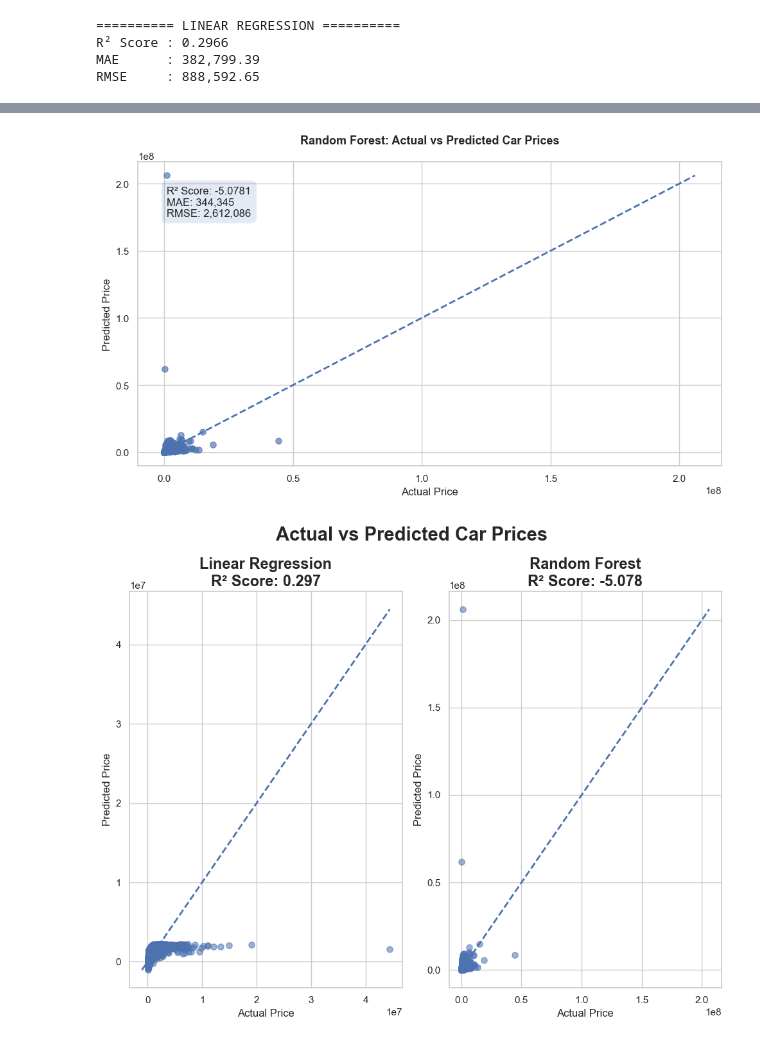
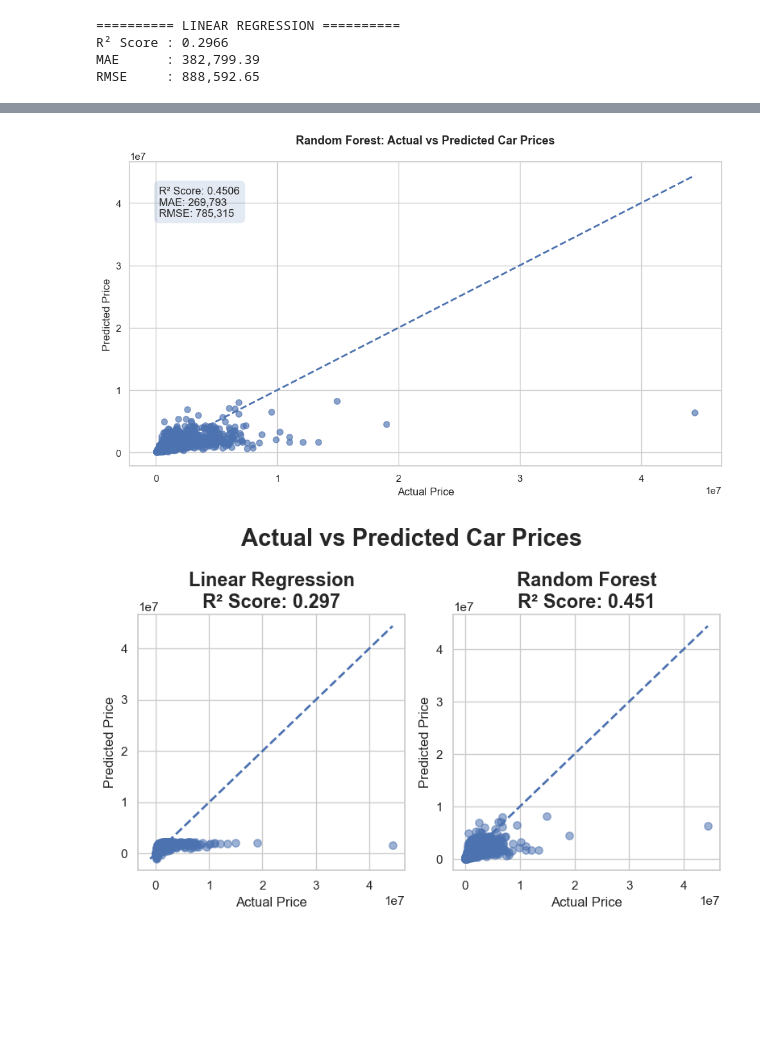
Before and after one commit to lbalasai/OIBSIP, a Jupyter notebook: DataScience-Task3-CarPricePrediction/Car_Price_Prediction.ipynb, the cells around one changed output, grey strips where cells are left out. Saved outputs shown, nothing was run; the diff lists cells and outputs as text; code cells hidden in the pictures; blank space fills up the shorter version.

Commit message:
Improve Task 3 model performance

```diff
--- a/DataScience-Task3-CarPricePrediction/Car_Price_Prediction.ipynb
+++ b/DataScience-Task3-CarPricePrediction/Car_Price_Prediction.ipynb
@@ -188,21 +183,34 @@ R² Score : 0.2966
 MAE      : 382,799.39
 RMSE     : 888,592.65
 # %%
+# Improved Random Forest Regression
+
+from sklearn.ensemble import RandomForestRegressor
+from sklearn.metrics import r2_score, mean_absolute_error, mean_squared_error
+import numpy as np
+
+# Train Random Forest on log-transformed target
 rf_model = RandomForestRegressor(
-    n_estimators=100,
+    n_estimators=300,
+    max_depth=25,
+    min_samples_split=4,
+    min_samples_leaf=2,
+    max_features=0.8,
     random_state=42,
     n_jobs=-1
 )
 
-rf_model.fit(X_train, y_train)
+rf_model.fit(X_train, np.log1p(y_train))
 
-y_pred_rf = rf_model.predict(X_test)
+# Predictions
+y_pred_rf = np.expm1(rf_model.predict(X_test))
 
+# Evaluation
 rf_r2 = r2_score(y_test, y_pred_rf)
 rf_mae = mean_absolute_error(y_test, y_pred_rf)
 rf_rmse = np.sqrt(mean_squared_error(y_test, y_pred_rf))
 
-print("========== RANDOM FOREST ==========")
+print("========== IMPROVED RANDOM FOREST ==========")
 print(f"R² Score : {rf_r2:.4f}")
 print(f"MAE      : {rf_mae:,.2f}")
 print(f"RMSE     : {rf_rmse:,.2f}")
@@ -392,53 +422,44 @@ plt.ylabel("Predicted Price", fontsize=12)
 plt.tight_layout()
 plt.show()
 # %% [output]
-[figure, old version]
+[figure, new version]
 # %%
-fig, axes = plt.subplots(1, 2, figsize=(10, 8))
-
+fig, axes = plt.subplots(1, 2, figsize=(8, 5))
 models = [
     ("Linear Regression", y_pred_lr, lr_r2),
     ("Random Forest", y_pred_rf, rf_r2)
 ]
-
 for ax, (name, predictions, score) in zip(axes, models):
-
     ax.scatter(
         y_test,
         predictions,
         alpha=0.55,
         s=45
     )
-
     minimum = min(y_test.min(), predictions.min())
     maximum = max(y_test.max(), predictions.max())
-
     ax.plot(
         [minimum, maximum],
         [minimum, maximum],
         linestyle="--",
         linewidth=2
     )
-
     ax.set_title(
         f"{name}\nR² Score: {score:.3f}",
         fontsize=17,
         fontweight="bold"
     )
-
     ax.set_xlabel("Actual Price")
     ax.set_ylabel("Predicted Price")
-
 plt.suptitle(
     "Actual vs Predicted Car Prices",
     fontsize=21,
     fontweight="bold"
 )
-
 plt.tight_layout()
 plt.show()
 # %% [output]
-[figure, old version]
+[figure, new version]
 # %%
 feature_importance = pd.DataFrame({
     "Feature": X.columns,
```
Also changed, not shown: parts of 13 cells of this notebook, 3 other files.
